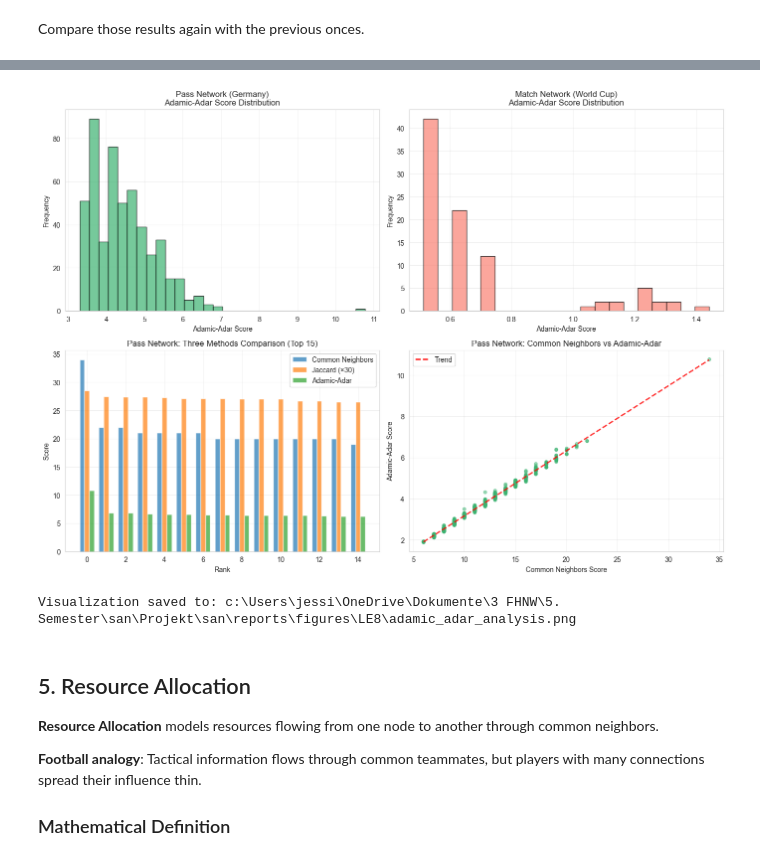
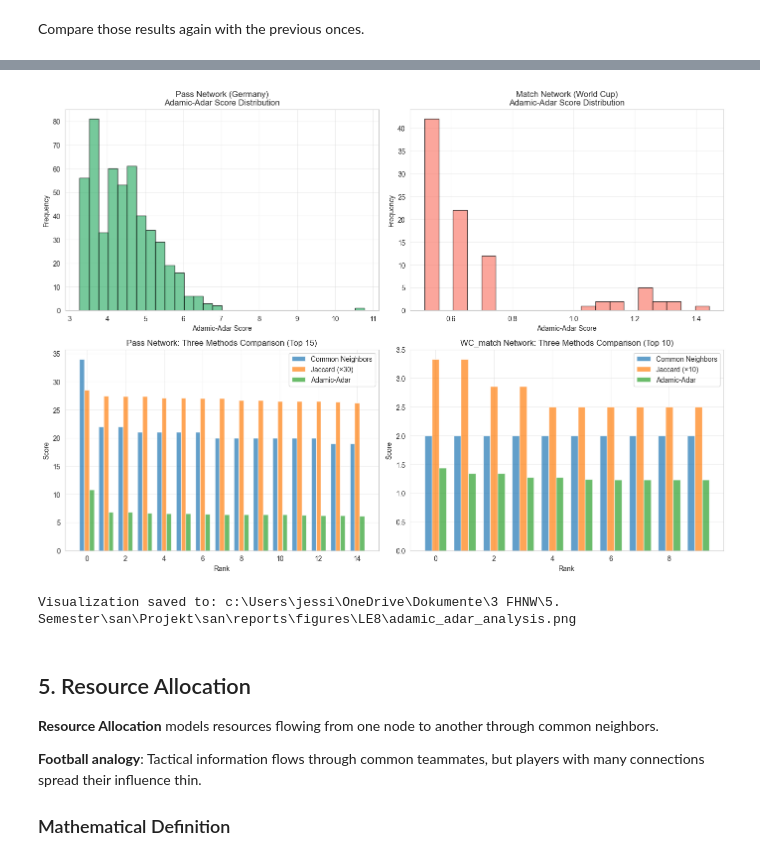
Before and after one commit to HorusXIV/SAN, a Jupyter notebook: Notebooks/LE8.ipynb, the cells around one changed output, grey strips where cells are left out. Cells and saved outputs as stored; diff of their text form; code cells hidden in the pictures.

```diff
--- a/Notebooks/LE8.ipynb
+++ b/Notebooks/LE8.ipynb
@@ -232,15 +215,15 @@ print("COMMON NEIGHBORS - Match Network (World Cup)")
 print("=" * 60)
 
 print("\nPredicting potential future match-ups between teams...")
-predictions_match = predict_links_common_neighbors(G_match, top_k=10)
+predictions_match = predict_links_common_neighbors(WC_match, top_k=10)
 
 print(f"\nTop 10 predicted future matches:")
 print(f"{'Rank':<6} {'Team 1':<20} {'Team 2':<20} {'Common Opponents':<20}")
 print("-" * 70)
 
 for rank, (t1, t2, score) in enumerate(predictions_match, 1):
-    team1_name = G_match.nodes[t1].get('label', t1)
-    team2_name = G_match.nodes[t2].get('label', t2)
+    team1_name = WC_match.nodes[t1].get('label', t1)
+    team2_name = WC_match.nodes[t2].get('label', t2)
     print(f"{rank:<6} {team1_name:<20} {team2_name:<20} {score:<20}")
 # %% [output]
 ============================================================
@@ -437,15 +420,15 @@ print("JACCARD COEFFICIENT - Match Network (World Cup)")
 print("=" * 60)
 
 print("\nPredicting potential future match-ups (normalized by total opponents)...")
-predictions_match = predict_links_jaccard(G_match, top_k=10)
+predictions_match = predict_links_jaccard(WC_match, top_k=10)
 
 print(f"\nTop 10 predicted future matches:")
 print(f"{'Rank':<6} {'Team 1':<20} {'Team 2':<20} {'Jaccard Score':<15}")
 print("-" * 65)
 
 for rank, (t1, t2, score) in enumerate(predictions_match, 1):
-    team1_name = G_match.nodes[t1].get('label', t1)
-    team2_name = G_match.nodes[t2].get('label', t2)
+    team1_name = WC_match.nodes[t1].get('label', t1)
+    team2_name = WC_match.nodes[t2].get('label', t2)
     print(f"{rank:<6} {team1_name:<20} {team2_name:<20} {score:.4f}")
 # %% [output]
 ============================================================
@@ -742,15 +760,15 @@ print("ADAMIC-ADAR INDEX - Match Network (World Cup)")
 print("=" * 60)
 
 print("\nPredicting potential future match-ups (weighted by opponent rarity)...")
-predictions_match = predict_links_adamic_adar(G_match, top_k=10)
+predictions_match = predict_links_adamic_adar(WC_match, top_k=10)
 
 print(f"\nTop 10 predicted future matches:")
 print(f"{'Rank':<6} {'Team 1':<20} {'Team 2':<20} {'AA Score':<12}")
 print("-" * 60)
 
 for rank, (t1, t2, score) in enumerate(predictions_match, 1):
-    team1_name = G_match.nodes[t1].get('label', t1)
-    team2_name = G_match.nodes[t2].get('label', t2)
+    team1_name = WC_match.nodes[t1].get('label', t1)
+    team2_name = WC_match.nodes[t2].get('label', t2)
     print(f"{rank:<6} {team1_name:<20} {team2_name:<20} {score:.4f}")
 # %% [output]
 ============================================================
@@ -836,7 +891,7 @@ axes[0, 0].set_title('Pass Network (Germany)\nAdamic-Adar Score Distribution')
 axes[0, 0].grid(True, alpha=0.3)
 
 # 2. Match Network - Adamic-Adar Distribution
-all_match_predictions = predict_links_adamic_adar(G_match, top_k=100)
+all_match_predictions = predict_links_adamic_adar(WC_match, top_k=100)
 match_scores = [score for _, _, score in all_match_predictions if score > 0]
 
 axes[0, 1].hist(match_scores, bins=20, edgecolor='black', alpha=0.7, color='salmon')
@@ -844,57 +899,48 @@ axes[0, 1].set_xlabel('Adamic-Adar Score')
 axes[0, 1].set_ylabel('Frequency')
 axes[0, 1].set_title('Match Network (World Cup)\nAdamic-Adar Score Distribution')
 axes[0, 1].grid(True, alpha=0.3)
 
-# 3. Three-way comparison - Top 15
+# 3. Pass Network - Three-way comparison (Top 15)
 x = np.arange(15)
 width = 0.25
 
 cn_scores = [score for _, _, score in predictions_cn[:15]]
 jc_scores = [score * 30 for _, _, score in predictions_jc[:15]]  # Scale for visibility
 aa_scores = [score for _, _, score in predictions_pass[:15]]
 
 axes[1, 0].bar(x - width, cn_scores, width, label='Common Neighbors', alpha=0.7)
 axes[1, 0].bar(x, jc_scores, width, label='Jaccard (×30)', alpha=0.7)
 axes[1, 0].bar(x + width, aa_scores, width, label='Adamic-Adar', alpha=0.7)
 axes[1, 0].set_xlabel('Rank')
 axes[1, 0].set_ylabel('Score')
 axes[1, 0].set_title('Pass Network: Three Methods Comparison (Top 15)')
 axes[1, 0].legend()
 axes[1, 0].grid(True, alpha=0.3)
 
-# 4. Common Neighbors vs Adamic-Adar scatter
-# Get scores for same pairs
-all_pairs_pass = predict_links_adamic_adar(G_pass, top_k=1000)
-cn_scores_map = {}
-for p1, p2, score in predict_links_common_neighbors(G_pass, top_k=1000):
-    cn_scores_map[(p1, p2)] = score
+# 4. Match Network - Three-way comparison (Top 10)
+x_wc = np.arange(10)
+width_wc = 0.25
 
-aa_vals = []
-cn_vals = []
-for p1, p2, aa_score in all_pairs_pass:
-    if (p1, p2) in cn_scores_map:
-        aa_vals.append(aa_score)
-        cn_vals.append(cn_scores_map[(p1, p2)])
+cn_scores_wc = [score for _, _, score in predictions_cn_wc[:10]]
+jc_scores_wc = [score * 10 for _, _, score in predictions_jc_wc[:10]]  # Scale for visibility
+aa_scores_wc = [score for _, _, score in predictions_match[:10]]
 
-axes[1, 1].scatter(cn_vals, aa_vals, alpha=0.5, s=20, color='mediumseagreen')
-axes[1, 1].set_xlabel('Common Neighbors Score')
-axes[1, 1].set_ylabel('Adamic-Adar Score')
-axes[1, 1].set_title('Pass Network: Common Neighbors vs Adamic-Adar')
+axes[1, 1].bar(x_wc - width_wc, cn_scores_wc, width_wc, label='Common Neighbors', alpha=0.7)
+axes[1, 1].bar(x_wc, jc_scores_wc, width_wc, label='Jaccard (×10)', alpha=0.7)
+axes[1, 1].bar(x_wc + width_wc, aa_scores_wc, width_wc, label='Adamic-Adar', alpha=0.7)
+axes[1, 1].set_xlabel('Rank')
+axes[1, 1].set_ylabel('Score')
+axes[1, 1].set_title('WC_match Network: Three Methods Comparison (Top 10)')
+axes[1, 1].legend()
 axes[1, 1].grid(True, alpha=0.3)
-
-# Add trend line
-z = np.polyfit(cn_vals, aa_vals, 1)
-p = np.poly1d(z)
-axes[1, 1].plot(sorted(cn_vals), p(sorted(cn_vals)), "r--", alpha=0.8, linewidth=2, label='Trend')
-axes[1, 1].legend()
 
 plt.tight_layout()
 plt.savefig(figures_dir / 'adamic_adar_analysis.png', dpi=300, bbox_inches='tight')
 plt.show()
 
 print(f"\nVisualization saved to: {figures_dir / 'adamic_adar_analysis.png'}")
 # %% [output]
-[figure, old version]
+[figure, new version]
 Visualization saved to: c:\Users\jessi\OneDrive\Dokumente\3 FHNW\5. Semester\san\Projekt\san\reports\figures\LE8\adamic_adar_analysis.png
 # %% [markdown]
 ## 5. Resource Allocation
```
Also changed, not shown: parts of 28 cells of this notebook, 10 other files.
